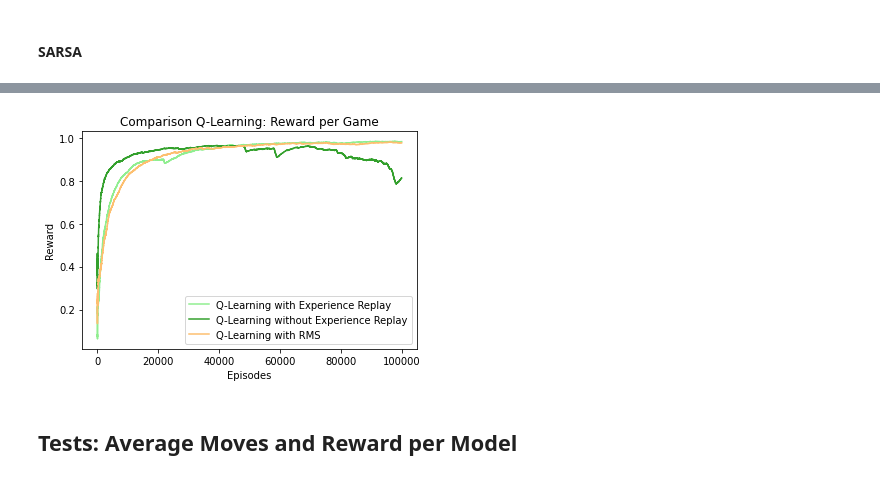
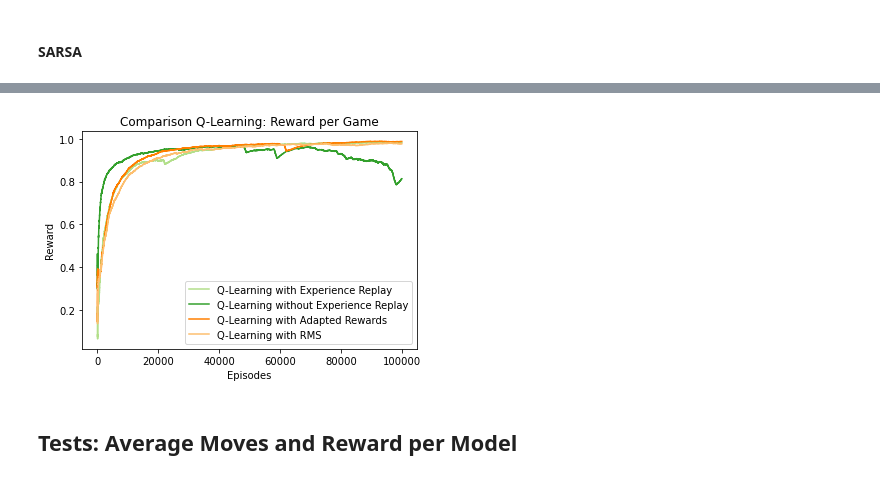
Before and after one commit to ukarag/ReinforcementLearning, a Jupyter notebook: Assignment.ipynb, the cells around one changed output, grey strips where cells are left out. Saved outputs shown, nothing was run; the diff lists cells and outputs as text; code cells hidden in the pictures.

```diff
--- a/Assignment.ipynb
+++ b/Assignment.ipynb
@@ -745,13 +748,14 @@ plt.show()
 # %%
 qlearning_reward_replay_adapted_reward = pd.read_csv("csv/ema_reward_qlearning_replay_adapted_reward.csv")
 qlearning_reward_replay_adapted_reward  = qlearning_reward_replay_adapted_reward .iloc[: , 1:]
+qlearning_reward_replay_adapted_reward_div10 = qlearning_reward_replay_adapted_reward.div(10)
 
 qlearning_reward_replay = pd.read_csv("csv/ema_reward_qlearning_replay.csv")
 qlearning_reward_replay = qlearning_reward_replay.iloc[: , 1:]
 
 # plot
 plt.plot(qlearning_reward_replay, label="Q-Learning", color=qlearning_replay_color)
-plt.plot(qlearning_reward_replay_adapted_reward , label="Q-Learning with Adapted Rewards", color=qlearning_replay_adapted_color)
+plt.plot(qlearning_reward_replay_adapted_reward_div10 , label="Q-Learning with Adapted Rewards", color=qlearning_replay_adapted_color)
 plt.xlabel("Episodes")
 plt.ylabel("Reward")
 plt.title("Reward per Game: Changed Reward Administration")
@@ -966,16 +972,16 @@ plt.show()
 # %%
 plt.plot(qlearning_reward_replay[10:], label="Q-Learning with Experience Replay", color=qlearning_replay_color)
 plt.plot(qlearning_reward[10:], label="Q-Learning without Experience Replay", color=qlearning_color)
-#plt.plot(qlearning_reward_replay_adapted_reward[10:], label="Q-Learning with Adapted Rewards", color=qlearning_replay_adapted_color)
+plt.plot(qlearning_reward_replay_adapted_reward_div10[10:], label="Q-Learning with Adapted Rewards", color=qlearning_replay_adapted_color)
 plt.plot(qlearning_reward_replay_rms[10:], label="Q-Learning with RMS", color=qlearning_color_rms)
 plt.xlabel("Episodes")
 plt.ylabel("Reward")
 plt.title("Comparison Q-Learning: Reward per Game")
 plt.legend()
 plt.savefig("pdf/reward_qlearning_all_comparison.pdf")
 plt.show()
 # %% [output]
-[figure, old version]
+[figure, new version]
 # %% [markdown]
 ## Tests: Average Moves and Reward per Model
 # %%
```
Also changed, not shown: parts of 13 cells of this notebook, 44 other files.
